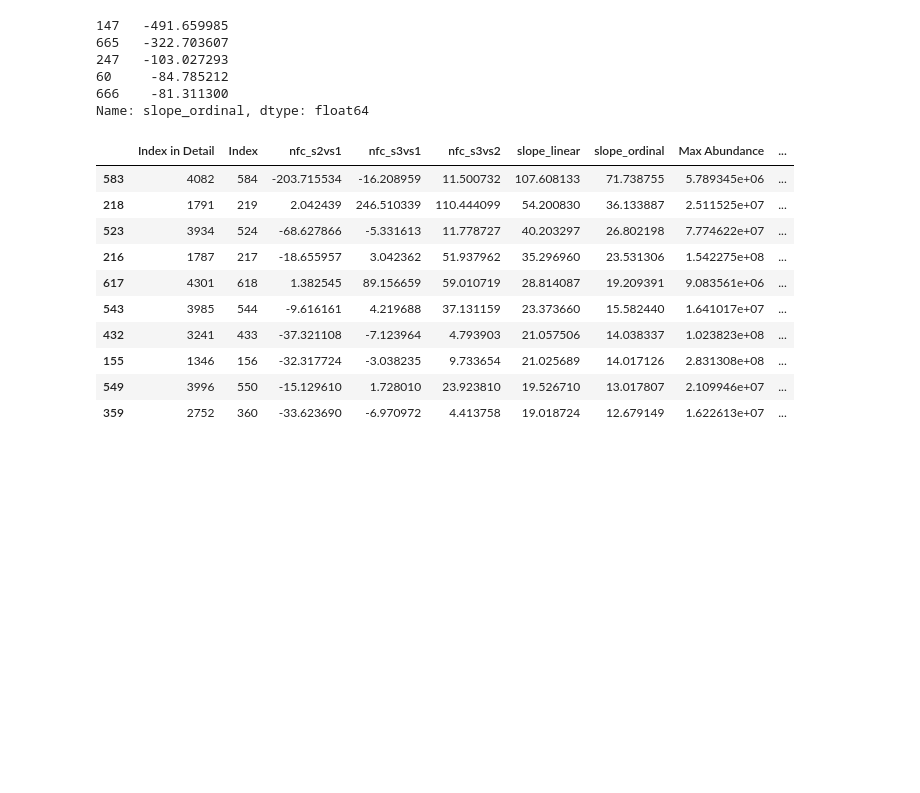
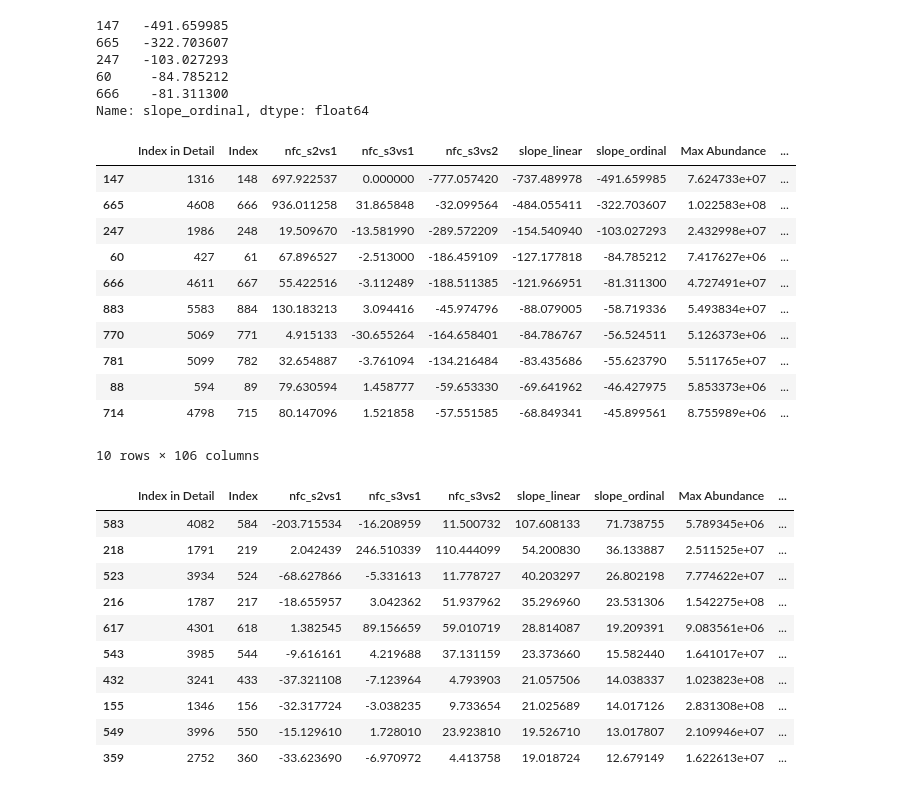
Before and after one commit to KyraGriffin/bmsip_internship_seta, a Jupyter notebook: protein_isolation.ipynb, the cells around one changed output. Cells and saved outputs as stored; diff of their text form; code cells hidden in the pictures; blank space fills up the shorter version.

```diff
--- a/protein_isolation.ipynb
+++ b/protein_isolation.ipynb
@@ -539,6 +575,21 @@ proteomics_ack['slope_ordinal'].nsmallest(5)
 60     -84.785212
 666    -81.311300
 Name: slope_ordinal, dtype: float64
+# %%
+proteomics_ack.sort_values('slope_ordinal', ascending=True).head(10)
+# %% [output]
+|  | Index in Detail | Index | nfc_s2vs1 | nfc_s3vs1 | nfc_s3vs2 | slope_linear | slope_ordinal | Max Abundance | ... |
+| 147 | 1316 | 148 | 697.922537 | 0.000000 | -777.057420 | -737.489978 | -491.659985 | 7.624733e+07 | ... |
+| 665 | 4608 | 666 | 936.011258 | 31.865848 | -32.099564 | -484.055411 | -322.703607 | 1.022583e+08 | ... |
+| 247 | 1986 | 248 | 19.509670 | -13.581990 | -289.572209 | -154.540940 | -103.027293 | 2.432998e+07 | ... |
+| 60 | 427 | 61 | 67.896527 | -2.513000 | -186.459109 | -127.177818 | -84.785212 | 7.417627e+06 | ... |
+| 666 | 4611 | 667 | 55.422516 | -3.112489 | -188.511385 | -121.966951 | -81.311300 | 4.727491e+07 | ... |
+| 883 | 5583 | 884 | 130.183213 | 3.094416 | -45.974796 | -88.079005 | -58.719336 | 5.493834e+07 | ... |
+| 770 | 5069 | 771 | 4.915133 | -30.655264 | -164.658401 | -84.786767 | -56.524511 | 5.126373e+06 | ... |
+| 781 | 5099 | 782 | 32.654887 | -3.761094 | -134.216484 | -83.435686 | -55.623790 | 5.511765e+07 | ... |
+| 88 | 594 | 89 | 79.630594 | 1.458777 | -59.653330 | -69.641962 | -46.427975 | 5.853373e+06 | ... |
+| 714 | 4798 | 715 | 80.147096 | 1.521858 | -57.551585 | -68.849341 | -45.899561 | 8.755989e+06 | ... |
+10 rows × 106 columns
 # %%
 proteomics_ack.sort_values('slope_ordinal', ascending=False).head(10)
 # %% [output]
```
Also changed, not shown: parts of 13 cells of this notebook.
